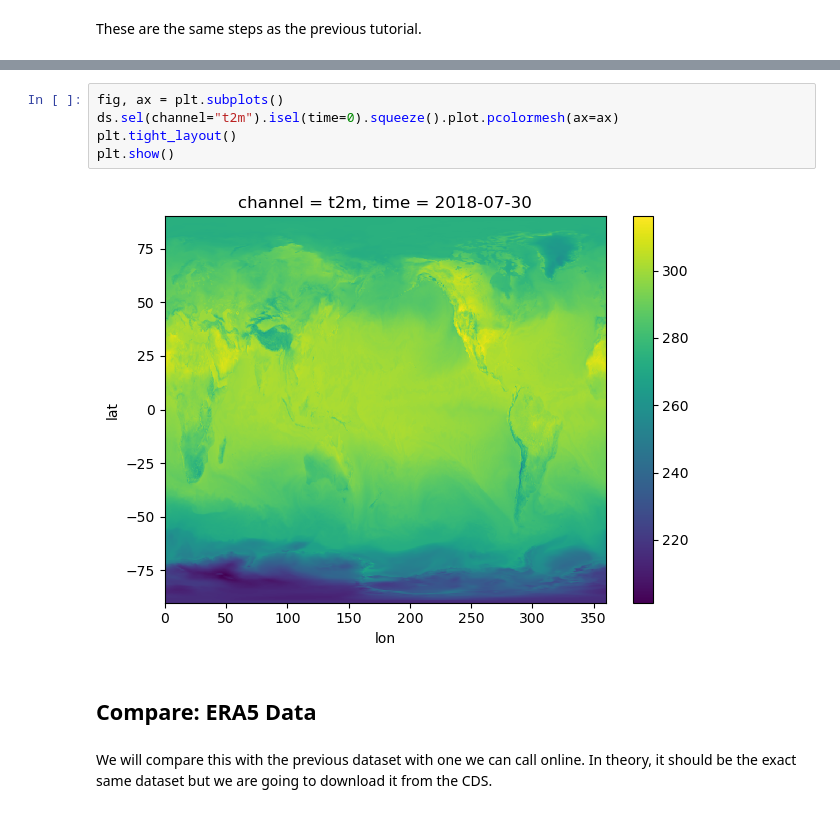
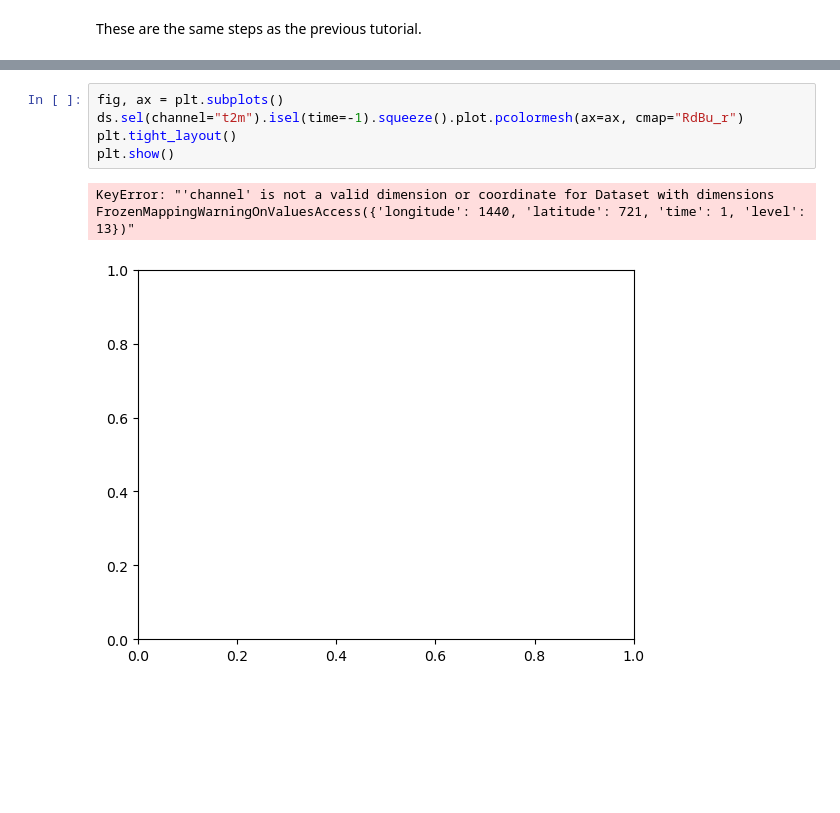
Before and after one commit to jejjohnson/ddf, a Jupyter notebook: notebooks/1.2-demo-earthmip-custom-xarray.ipynb, the cells around one changed output, grey strips where cells are left out. Drawn from its saved outputs; the diff is of its cells as text; blank space fills up the shorter version.

```diff
--- a/notebooks/1.2-demo-earthmip-custom-xarray.ipynb
+++ b/notebooks/1.2-demo-earthmip-custom-xarray.ipynb
@@ -178,12 +178,8 @@ Wall time: 2min 4s
 # %%
 fig, ax = plt.subplots()
-ds.sel(channel="t2m").isel(time=0).squeeze().plot.pcolormesh(ax=ax)
+ds.sel(channel="t2m").isel(time=-1).squeeze().plot.pcolormesh(ax=ax, cmap="RdBu_r")
 plt.tight_layout()
 plt.show()
 # %% [output]
+KeyError: "'channel' is not a valid dimension or coordinate for Dataset with dimensions FrozenMappingWarningOnValuesAccess({'longitude': 1440, 'latitude': 721, 'time': 1, 'level': 13})"
-[figure, old version]
+[figure, new version]
-# %% [markdown]
-## Compare: ERA5 Data
-# %% [markdown]
-We will compare this with the previous dataset with one we can call online.
-In theory, it should be the exact same dataset but we are going to download it from the CDS.
```
Also changed, not shown: parts of 14 cells of this notebook.
